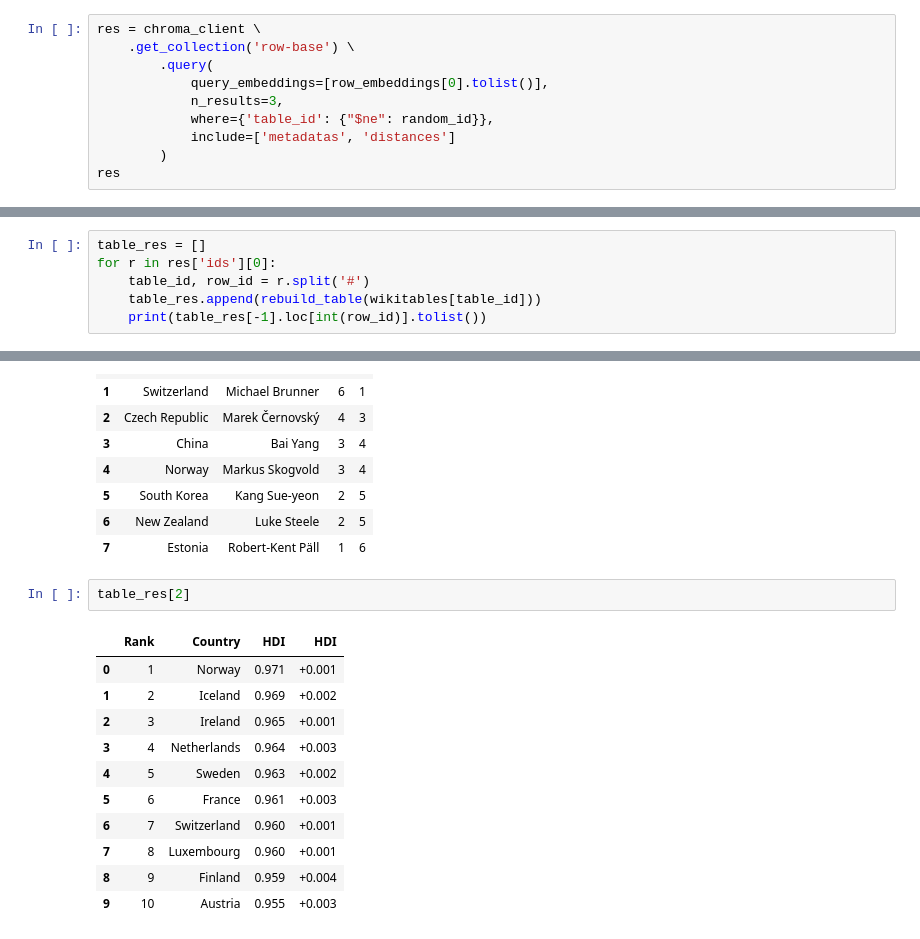
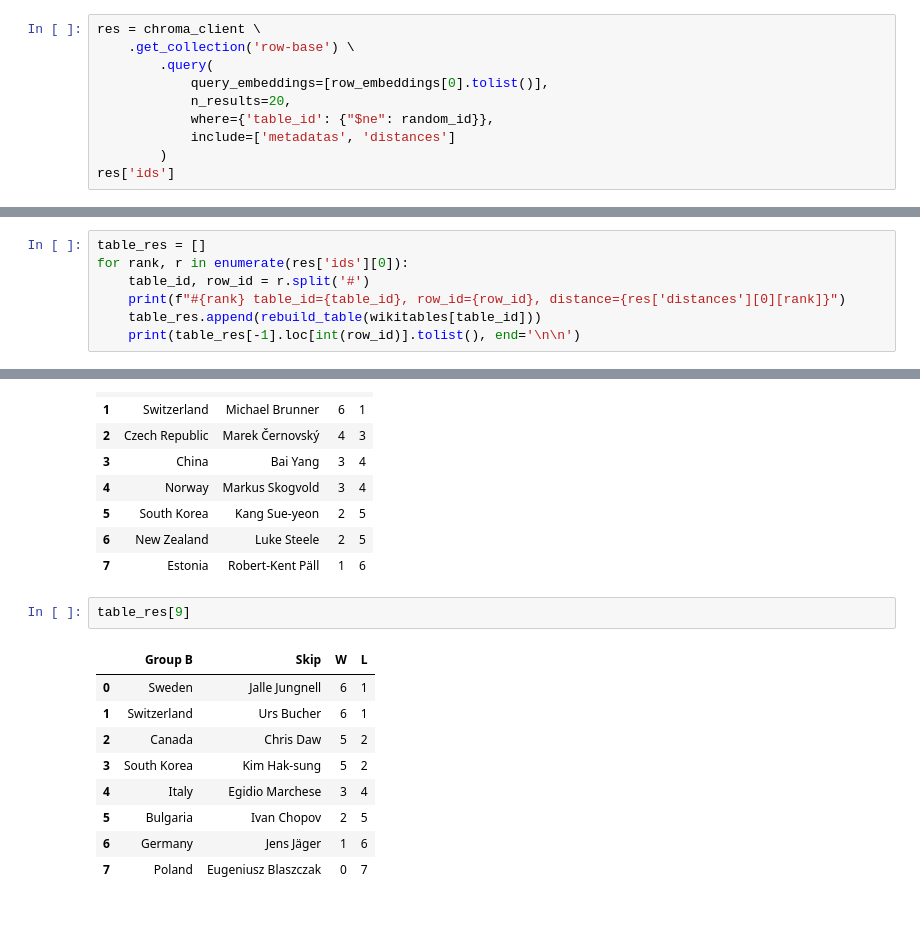
Before and after one commit to nanni00/datalake-table-finder, a Jupyter notebook: src/notebooks/chromadb/testing_query.ipynb, the cells around one changed output, grey strips where cells are left out. Cells and saved outputs as stored; diff of their text form.

```diff
--- a/src/notebooks/chromadb/testing_query.ipynb
+++ b/src/notebooks/chromadb/testing_query.ipynb
@@ -64,9 +63,9 @@ res = chroma_client \
     .get_collection('row-base') \
         .query(
             query_embeddings=[row_embeddings[0].tolist()],
-            n_results=3,
+            n_results=20,
             where={'table_id': {"$ne": random_id}},
             include=['metadatas', 'distances']
         )
-res
+res['ids']
 # %% [output]
@@ -86,7 +98,8 @@ table.loc[0].tolist()
 # %%
 table_res = []
-for r in res['ids'][0]:
+for rank, r in enumerate(res['ids'][0]):
     table_id, row_id = r.split('#')
+    print(f"#{rank} table_id={table_id}, row_id={row_id}, distance={res['distances'][0][rank]}")
     table_res.append(rebuild_table(wikitables[table_id]))
-    print(table_res[-1].loc[int(row_id)].tolist())
+    print(table_res[-1].loc[int(row_id)].tolist(), end='\n\n')
 # %% [output]
@@ -118,16 +145,14 @@ table_res[1]
 | 6 | New Zealand | Luke Steele | 2 | 5 |
 | 7 | Estonia | Robert-Kent Päll | 1 | 6 |
 # %%
-table_res[2]
+table_res[9]
 # %% [output]
-|  | Rank | Country | HDI | HDI |
-| 0 | 1 | Norway | 0.971 | +0.001 |
-| 1 | 2 | Iceland | 0.969 | +0.002 |
-| 2 | 3 | Ireland | 0.965 | +0.001 |
-| 3 | 4 | Netherlands | 0.964 | +0.003 |
-| 4 | 5 | Sweden | 0.963 | +0.002 |
-| 5 | 6 | France | 0.961 | +0.003 |
-| 6 | 7 | Switzerland | 0.960 | +0.001 |
-| 7 | 8 | Luxembourg | 0.960 | +0.001 |
-| 8 | 9 | Finland | 0.959 | +0.004 |
-| 9 | 10 | Austria | 0.955 | +0.003 |
+|  | Group B | Skip | W | L |
+| 0 | Sweden | Jalle Jungnell | 6 | 1 |
+| 1 | Switzerland | Urs Bucher | 6 | 1 |
+| 2 | Canada | Chris Daw | 5 | 2 |
+| 3 | South Korea | Kim Hak-sung | 5 | 2 |
+| 4 | Italy | Egidio Marchese | 3 | 4 |
+| 5 | Bulgaria | Ivan Chopov | 2 | 5 |
+| 6 | Germany | Jens Jäger | 1 | 6 |
+| 7 | Poland | Eugeniusz Blaszczak | 0 | 7 |
```
Also changed, not shown: parts of 14 cells of this notebook, 7 other files.
